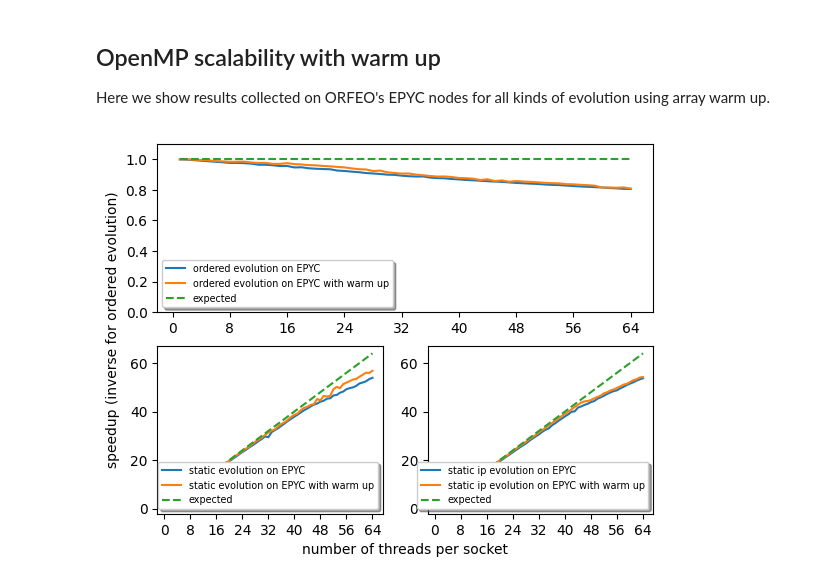
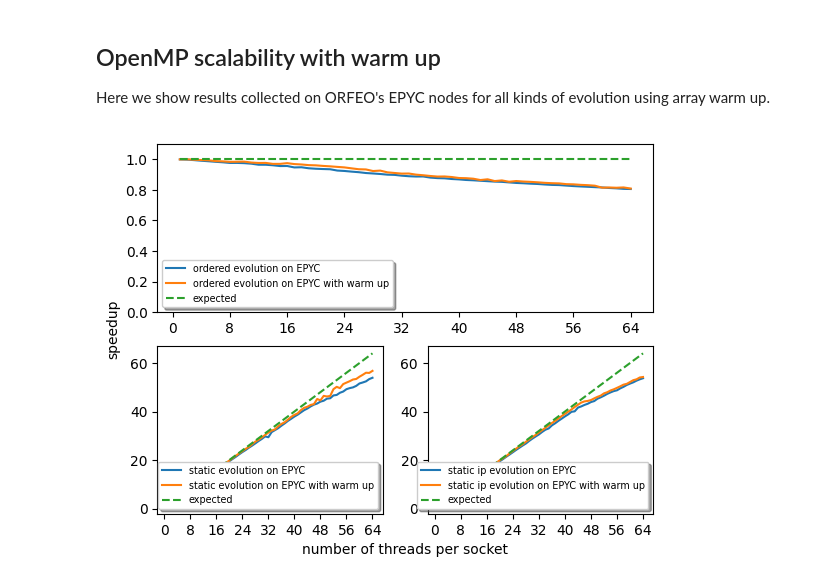
Before and after one commit to TommasoTarchi/Foundations_of_HPC-FinalProject, a Jupyter notebook: exercise1/analysis/analysis.ipynb, the cells around one changed output. Saved outputs shown, nothing was run; the diff lists cells and outputs as text; code cells hidden in the pictures.

Commit message:
fixed chart with warm up

```diff
--- a/exercise1/analysis/analysis.ipynb
+++ b/exercise1/analysis/analysis.ipynb
@@ -437,32 +437,32 @@ ax3 = fig.add_subplot(224)
 # Turn off axis lines and ticks of the big subplot
 ax.spines['top'].set_color('none')
 ax.spines['bottom'].set_color('none')
 ax.spines['left'].set_color('none')
 ax.spines['right'].set_color('none')
 ax.tick_params(labelcolor='w', top=False, bottom=False, left=False, right=False)
 
 ax1.plot(x, old_speedup["ordered"][1], label="ordered evolution on EPYC")
 ax1.plot(x, speedup["ordered"][1], label="ordered evolution on EPYC with warm up")
 ax1.plot(x, speedup["ordered"][0], '--', label="expected")
 ax1.legend(loc='lower left', shadow=True, fontsize='x-small')
 ax1.set_ylim(0, 1.1)
 ax1.xaxis.set_major_locator(MaxNLocator(integer=True))
 
 ax2.plot(x, old_speedup["static"][1], label="static evolution on EPYC")
 ax2.plot(x, speedup["static"][1], label="static evolution on EPYC with warm up")
 ax2.plot(x, speedup["static"][0], '--', label="expected")
 ax2.legend(loc='lower right', shadow=True, fontsize='x-small')
 ax2.xaxis.set_major_locator(MaxNLocator(integer=True))
 
 ax3.plot(x, old_speedup["static_in_place"][1], label="static ip evolution on EPYC")
 ax3.plot(x, speedup["static_in_place"][1], label="static ip evolution on EPYC with warm up")
 ax3.plot(x, speedup["static_in_place"][0], '--', label="expected")
 ax3.legend(loc='lower right', shadow=True, fontsize='x-small')
 ax3.xaxis.set_major_locator(MaxNLocator(integer=True))
 
 ax.set_xlabel("number of threads per socket")
-ax.set_ylabel("speedup (inverse for ordered evolution)")
+ax.set_ylabel("speedup")
 
 plt.savefig('omp_scal_warm_up.png', dpi=300)
 # %% [output]
-[figure, old version]
+[figure, new version]
```
Also changed, not shown: 1 other file.
